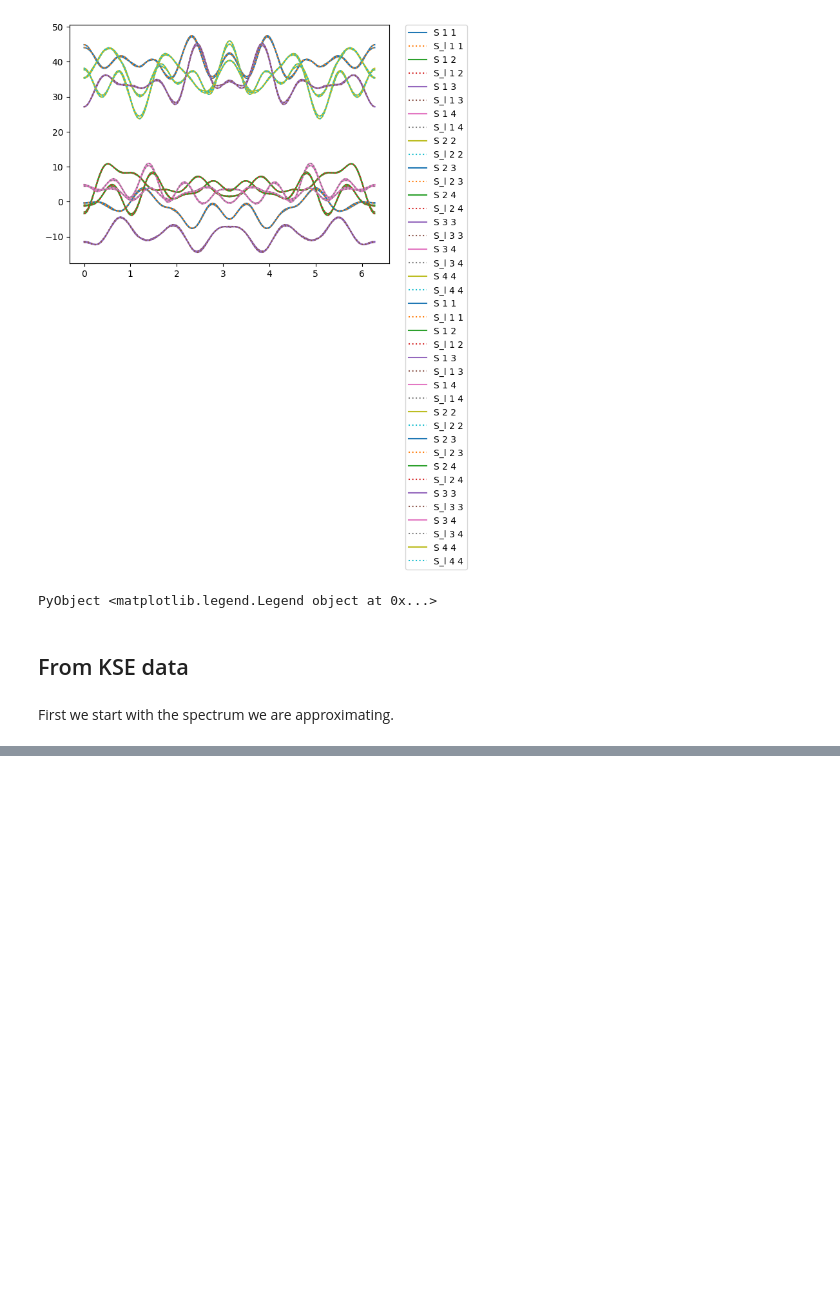
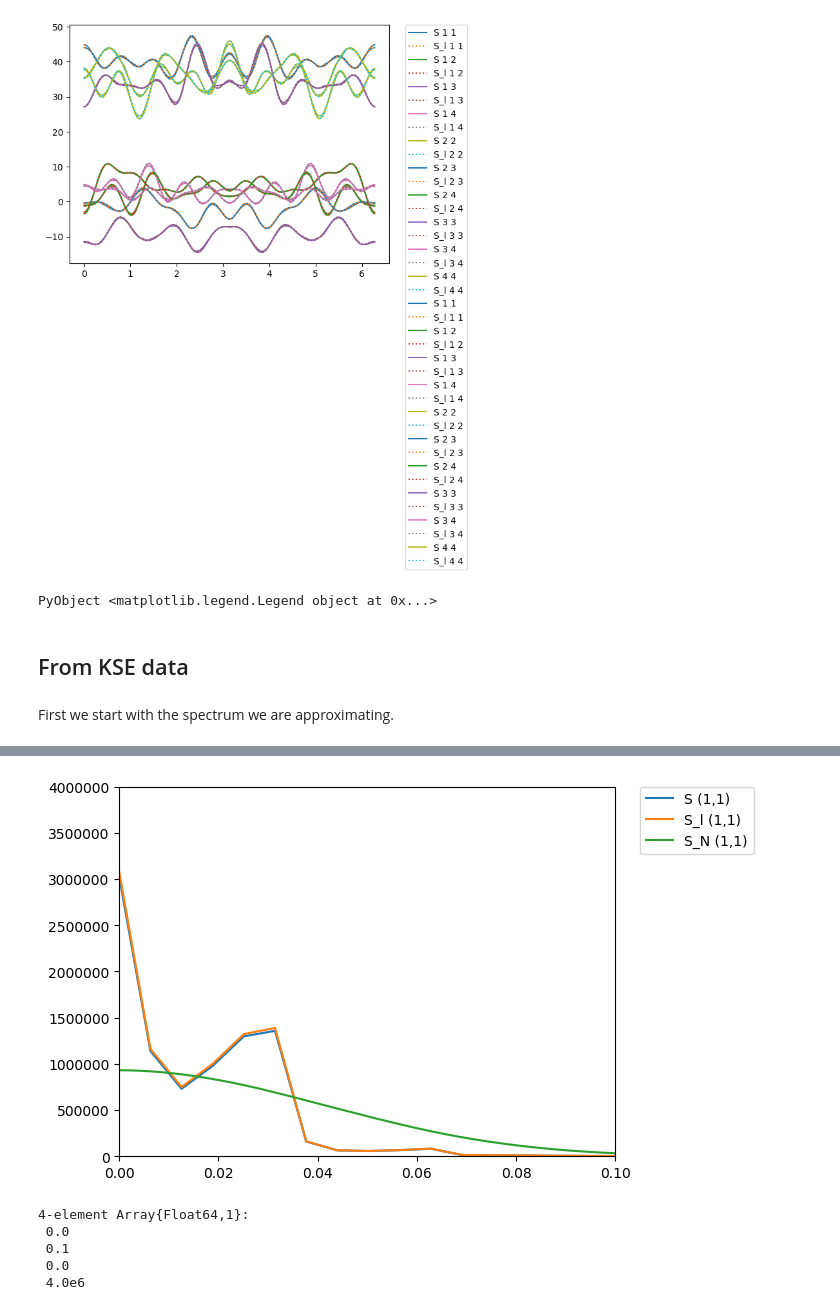
Before and after one commit to JaredMcB/DDRM, a Jupyter notebook: Tools/CKMS_filter/CKMS with Approximated Autocov seq.ipynb, the cells around one changed output, grey strips where cells are left out. Cells and saved outputs as stored; diff of their text form; code cells hidden in the pictures; blank space fills up the shorter version.

```diff
--- a/Tools/CKMS_filter/CKMS with Approximated Autocov seq.ipynb
+++ b/Tools/CKMS_filter/CKMS with Approximated Autocov seq.ipynb
@@ -369,0 +424,21 @@ PyObject <matplotlib.legend.Legend object at 0x...>
+# %%
+visual_test_ckms(P_autocov[1:1,1:1,:],L_autocov[1:1,1:1,:],nfft, semilog = false)
+Nfft = size(z_spect_fft,3)
+End = Nfft-1
+Θ_N = 2π*(0:End)/Nfft
+d = 1
+for i = 1:d
+    for j = i:d
+        plot(Θ_N,z_spect_fft[i,j,:], label = "S_N ($i,$j)")
+    end
+end
+
+legend(bbox_to_anchor=[1.05,1],loc=2,borderaxespad=0)
+axis([0,0.1,0,0.4e7])
+# %% [output]
+[figure, added]
+4-element Array{Float64,1}:
+ 0.0
+ 0.1
+ 0.0
+ 4.0e6
```
Also changed, not shown: parts of 9 cells of this notebook, 8 other files.
